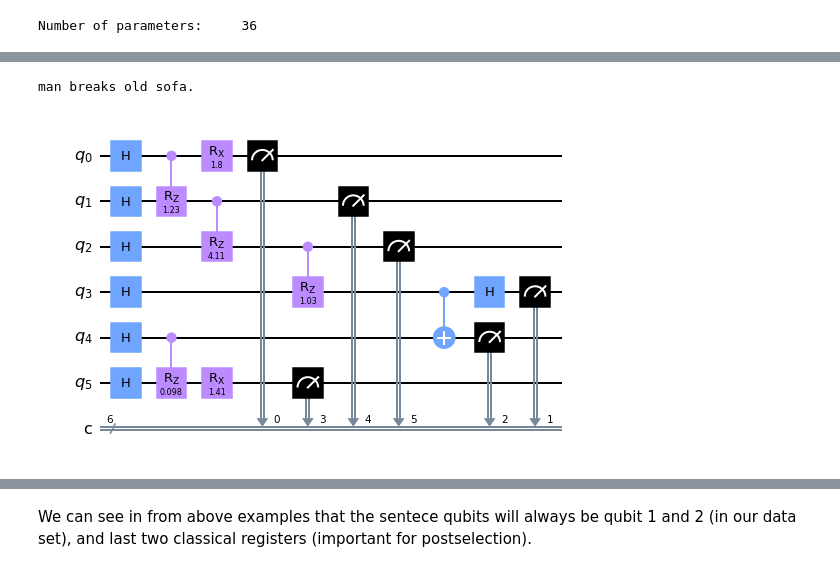
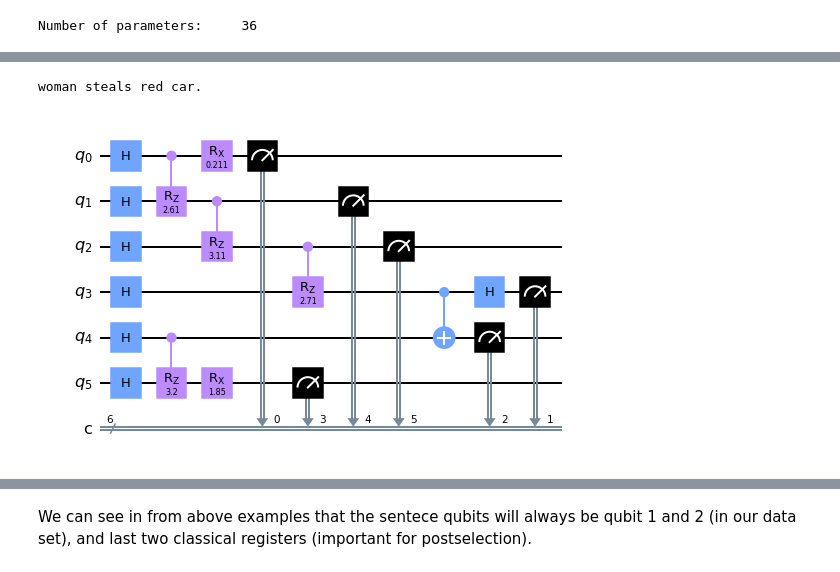
Before and after one commit to PaulaGarciaMolina/QNLP_Qiskit_Hackathon, a Jupyter notebook: semantic_interpretation/semantic_interpretation_iqp_qiskit.ipynb, the cells around one changed output, grey strips where cells are left out. Cells and saved outputs as stored; diff of their text form; code cells hidden in the pictures.

```diff
--- a/semantic_interpretation/semantic_interpretation_iqp_qiskit.ipynb
+++ b/semantic_interpretation/semantic_interpretation_iqp_qiskit.ipynb
@@ -510,7 +510,7 @@ man buys notebook.
 # %%
-j=30
+j=45
 print(list(dataeng_new_psr_dict_medium.keys())[j])
-circuits_eng_medium[0][j].draw(output='mpl')
+circuits_eng_medium[0][j].draw(output='mpl',filename='circuit_example.pdf')
 # %% [output]
-man breaks old sofa.
+woman steals red car.
-[figure, old version]
+[figure, new version]
```
Also changed, not shown: parts of 10 cells of this notebook.
